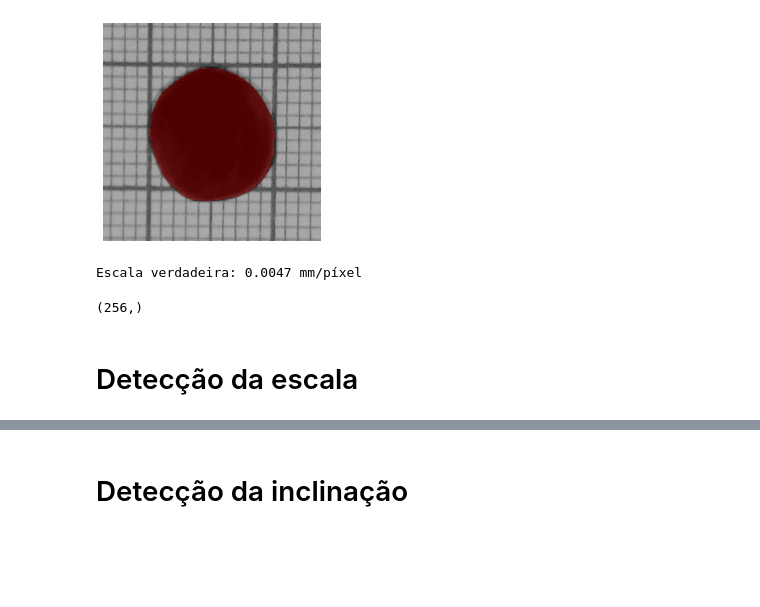
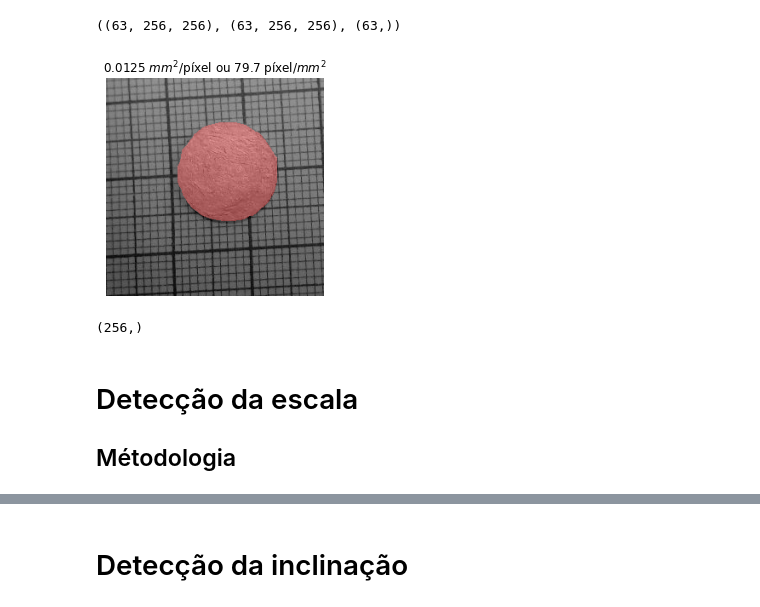
Before and after one commit to JairoSSantos/PAC-project, a Jupyter notebook: cnn/notebooks/scale-detection.ipynb, the cells around one changed output, grey strips where cells are left out. Saved outputs shown, nothing was run; the diff lists cells and outputs as text; code cells hidden in the pictures; blank space fills up the shorter version.

```diff
--- a/cnn/notebooks/scale-detection.ipynb
+++ b/cnn/notebooks/scale-detection.ipynb
@@ -25,3 +19,13 @@ from sklearn.mixture import GaussianMixture
+# %%
+jpg_files = np.array(list(data.Paths.DATA.glob('**/*.jpg')))
+num_samples = len(jpg_files)
+images = np.squeeze(data.load_collection(jpg_files, grayscale=True).numpy())
+labels = np.squeeze(data.load_collection(map(lambda file: file.with_suffix('.png'), jpg_files), grayscale=True).numpy()/255)
+areas = np.stack(list(map(lambda file: float(file.stem), jpg_files)))
+scale_true = areas/labels.sum(axis=(1, 2))
+images.shape, labels.shape, scale_true.shape
+# %% [output]
+((63, 256, 256), (63, 256, 256), (63,))
 # %%
 def FFT(x):
     return np.abs(np.fft.fft(x))
@@ -32,16 +39,13 @@ def Cxx(x):
 def PSD(x):
     return FFT(Cxx(x))
 # %%
-#img, G, areas = data.load_random(get_area=True, grayscale=True)
-img, G = data.load_by_area(84.841, grayscale=True)
-G /= tf.reduce_max(G)
-scale_true = 84.841/np.sum(G) # mm^2/p^2
+i = np.random.randint(num_samples) #[areas == 20.623][0]
+img = images[i]
+I, G, St = images[i], labels[i], scale_true[i]
 
-I = img[0, :, :, 0].numpy()
 vs.plot_label(I, G)
+plt.title(r'{:.4f} $mm^2$/píxel ou {:.1f} píxel/$mm^2$'.format(St, 1/St))
 plt.show()
-print(f'Escala verdadeira: {scale_true:.4f} mm/píxel')
 # %% [output]
-[figure, old version]
+[figure, new version]
-Escala verdadeira: 0.0047 mm/píxel
 # %%
@@ -50,5 +54,7 @@ loc = freqs > 0
 freqs.shape
 # %% [output]
 (256,)
-# %% [markdown]
-# Detecção da escala
+# %% [markdown]
+# Detecção da escala
+
+## Métodologia
```
Also changed, not shown: parts of 36 cells of this notebook, 1 other file.
